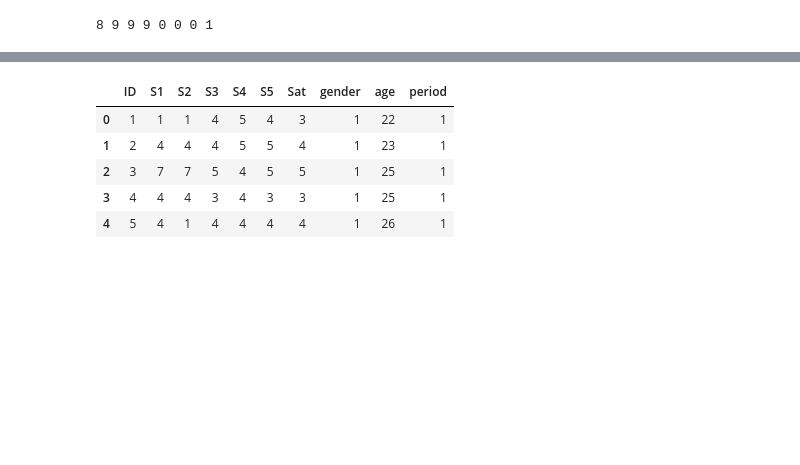
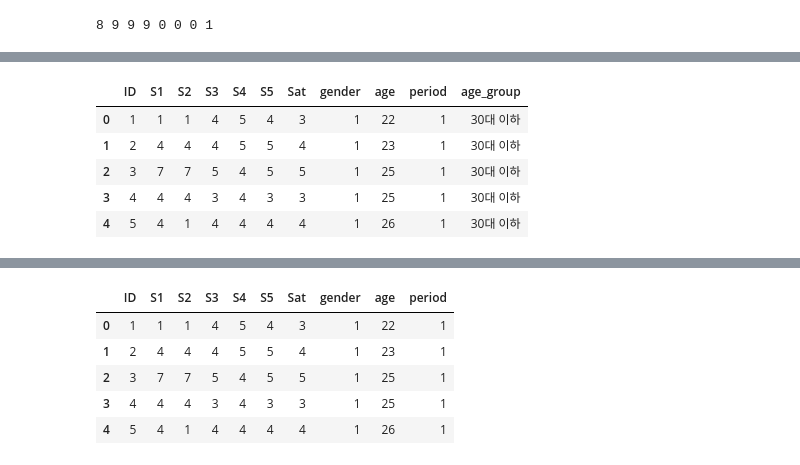
Before and after one commit to va4756/bigdata_raejung, a Jupyter notebook: social_data_anlaly_01.ipynb, the cells around one changed output, grey strips where cells are left out. Cells and saved outputs as stored; diff of their text form; code cells hidden in the pictures; blank space fills up the shorter version.

```diff
--- a/social_data_anlaly_01.ipynb
+++ b/social_data_anlaly_01.ipynb
@@ -308,0 +197,20 @@ print(f"Sat = {coef[0]:.3f} + {coef[1]:.3f}*Y1 + {coef[2]:.3f}*Y2 + {coef[3]:.3f
+# %%
+# (2) 연령 범주화
+def age_group(age):
+    if age <= 39:
+        return "30대 이하"
+    elif age <= 49:
+        return "40대"
+    else:
+        return "50대 이상"
+
+df['age_group']= df['age'].apply(age_group)
+
+df.head()
+# %% [output]
+|  | ID | S1 | S2 | S3 | S4 | S5 | Sat | gender | age | period | age_group |
+| 0 | 1 | 1 | 1 | 4 | 5 | 4 | 3 | 1 | 22 | 1 | 30대 이하 |
+| 1 | 2 | 4 | 4 | 4 | 5 | 5 | 4 | 1 | 23 | 1 | 30대 이하 |
+| 2 | 3 | 7 | 7 | 5 | 4 | 5 | 5 | 1 | 25 | 1 | 30대 이하 |
+| 3 | 4 | 4 | 4 | 3 | 4 | 3 | 3 | 1 | 25 | 1 | 30대 이하 |
+| 4 | 5 | 4 | 1 | 4 | 4 | 4 | 4 | 1 | 26 | 1 | 30대 이하 |
```
Also changed, not shown: parts of 24 cells of this notebook.
